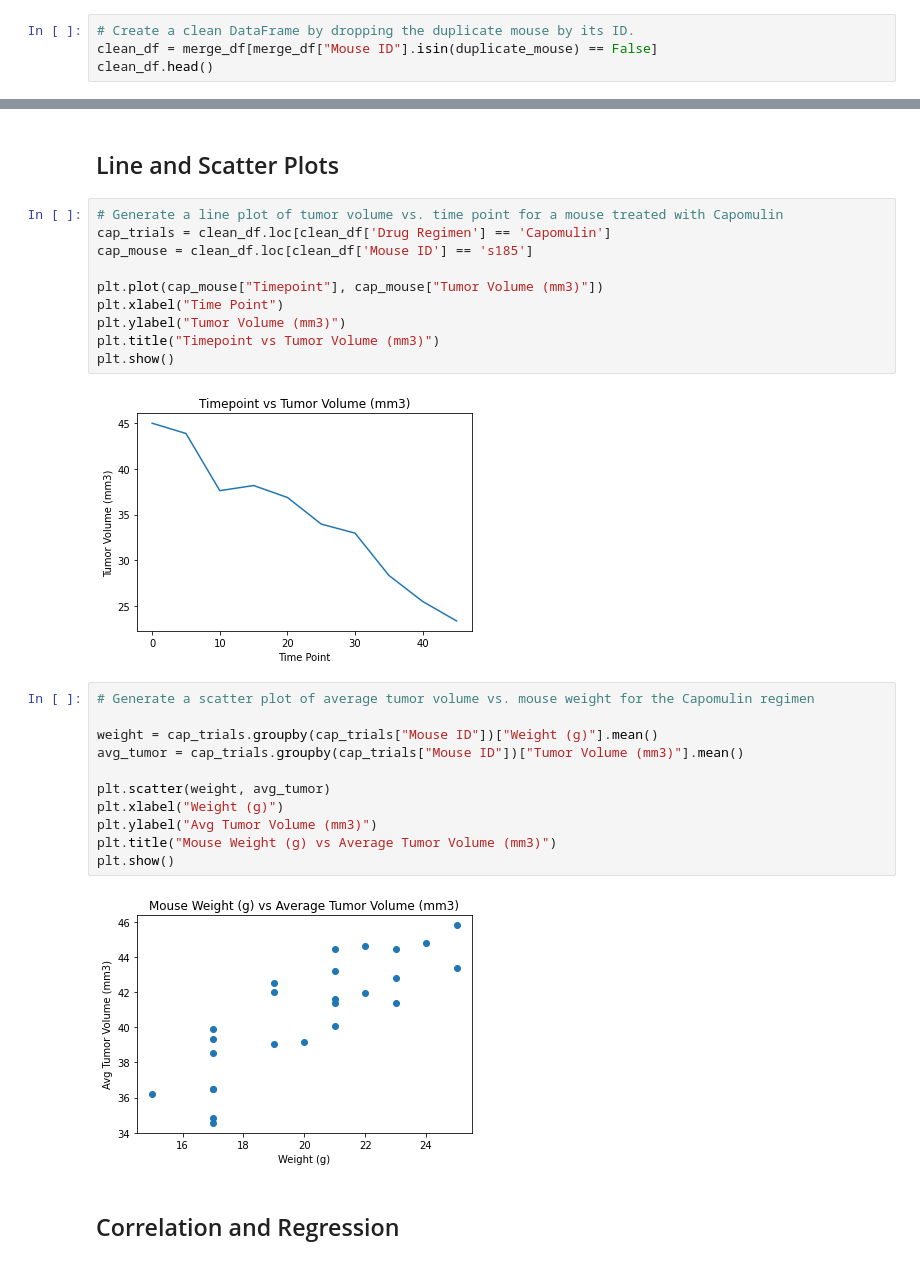
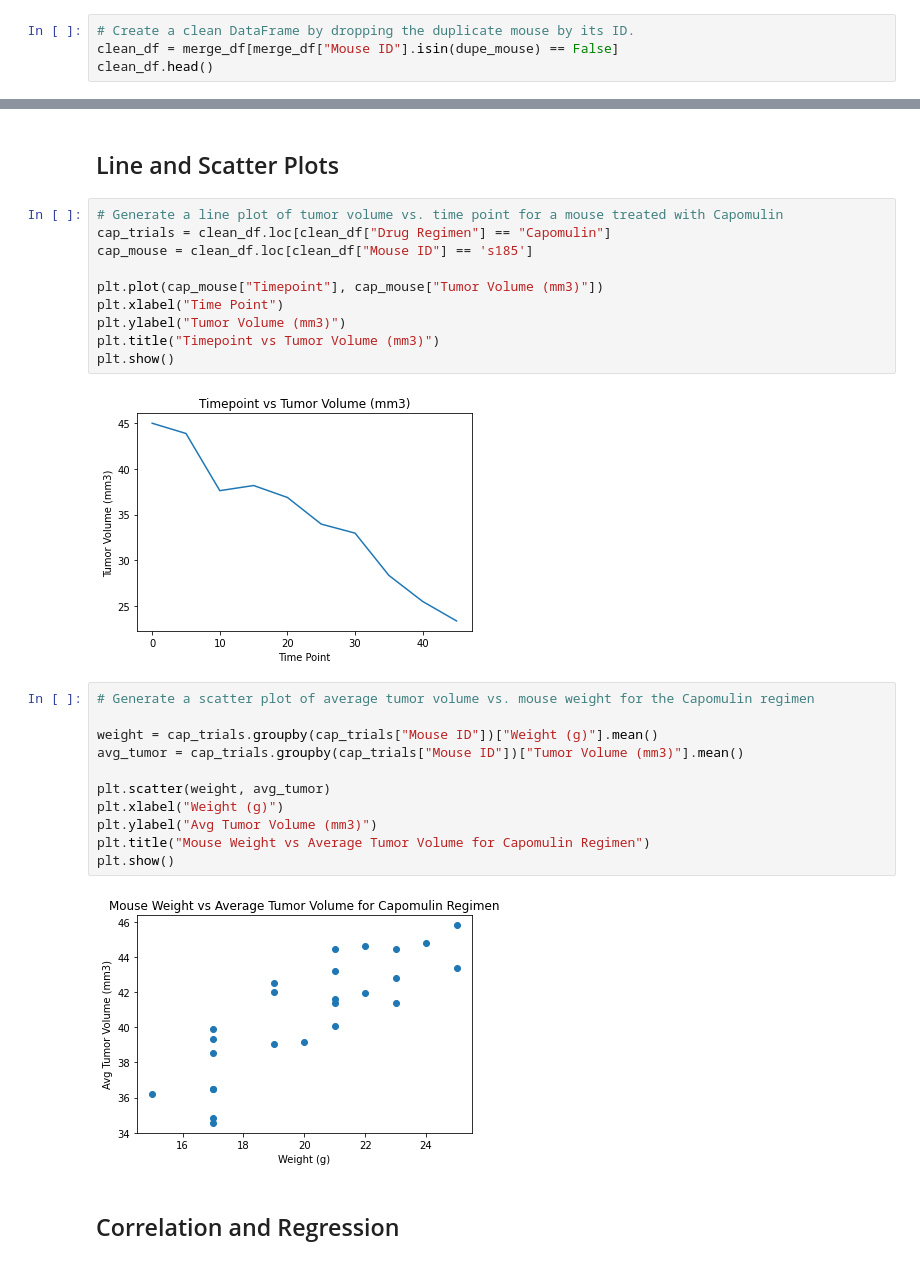
Before and after one commit to kimcrine/matplotlib-challenge, a Jupyter notebook: Pymaceuticals/pymaceuticals_starter.ipynb, the cells around one changed output, grey strips where cells are left out. Cells and saved outputs as stored; diff of their text form.

```diff
--- a/Pymaceuticals/pymaceuticals_starter.ipynb
+++ b/Pymaceuticals/pymaceuticals_starter.ipynb
@@ -61,7 +76,7 @@ dupe_df
 | 920 | g989 | Propriva | Female | 21 | 26 | 35 | 62.570880 | ... |
 # %%
 # Create a clean DataFrame by dropping the duplicate mouse by its ID.
-clean_df = merge_df[merge_df["Mouse ID"].isin(duplicate_mouse) == False]
+clean_df = merge_df[merge_df["Mouse ID"].isin(dupe_mouse) == False]
 clean_df.head()
 # %% [output]
 |  | Mouse ID | Drug Regimen | Sex | Age_months | Weight (g) | Timepoint | Tumor Volume (mm3) | ... |
@@ -262,8 +296,8 @@ KeyError: 'Capomulin'
 ## Line and Scatter Plots
 # %%
 # Generate a line plot of tumor volume vs. time point for a mouse treated with Capomulin
-cap_trials = clean_df.loc[clean_df['Drug Regimen'] == 'Capomulin']
-cap_mouse = clean_df.loc[clean_df['Mouse ID'] == 's185']
+cap_trials = clean_df.loc[clean_df["Drug Regimen"] == "Capomulin"]
+cap_mouse = clean_df.loc[clean_df["Mouse ID"] == 's185']
 
 plt.plot(cap_mouse["Timepoint"], cap_mouse["Tumor Volume (mm3)"])
 plt.xlabel("Time Point")
@@ -275,16 +309,16 @@ plt.show()
 # %%
 # Generate a scatter plot of average tumor volume vs. mouse weight for the Capomulin regimen
 
 weight = cap_trials.groupby(cap_trials["Mouse ID"])["Weight (g)"].mean()
 avg_tumor = cap_trials.groupby(cap_trials["Mouse ID"])["Tumor Volume (mm3)"].mean()
 
 plt.scatter(weight, avg_tumor)
 plt.xlabel("Weight (g)")
 plt.ylabel("Avg Tumor Volume (mm3)")
-plt.title("Mouse Weight (g) vs Average Tumor Volume (mm3)")
+plt.title("Mouse Weight vs Average Tumor Volume for Capomulin Regimen")
 plt.show()
 # %% [output]
-[figure, old version]
+[figure, new version]
 # %% [markdown]
 ## Correlation and Regression
 # %%
```
Also changed, not shown: parts of 11 cells of this notebook.
